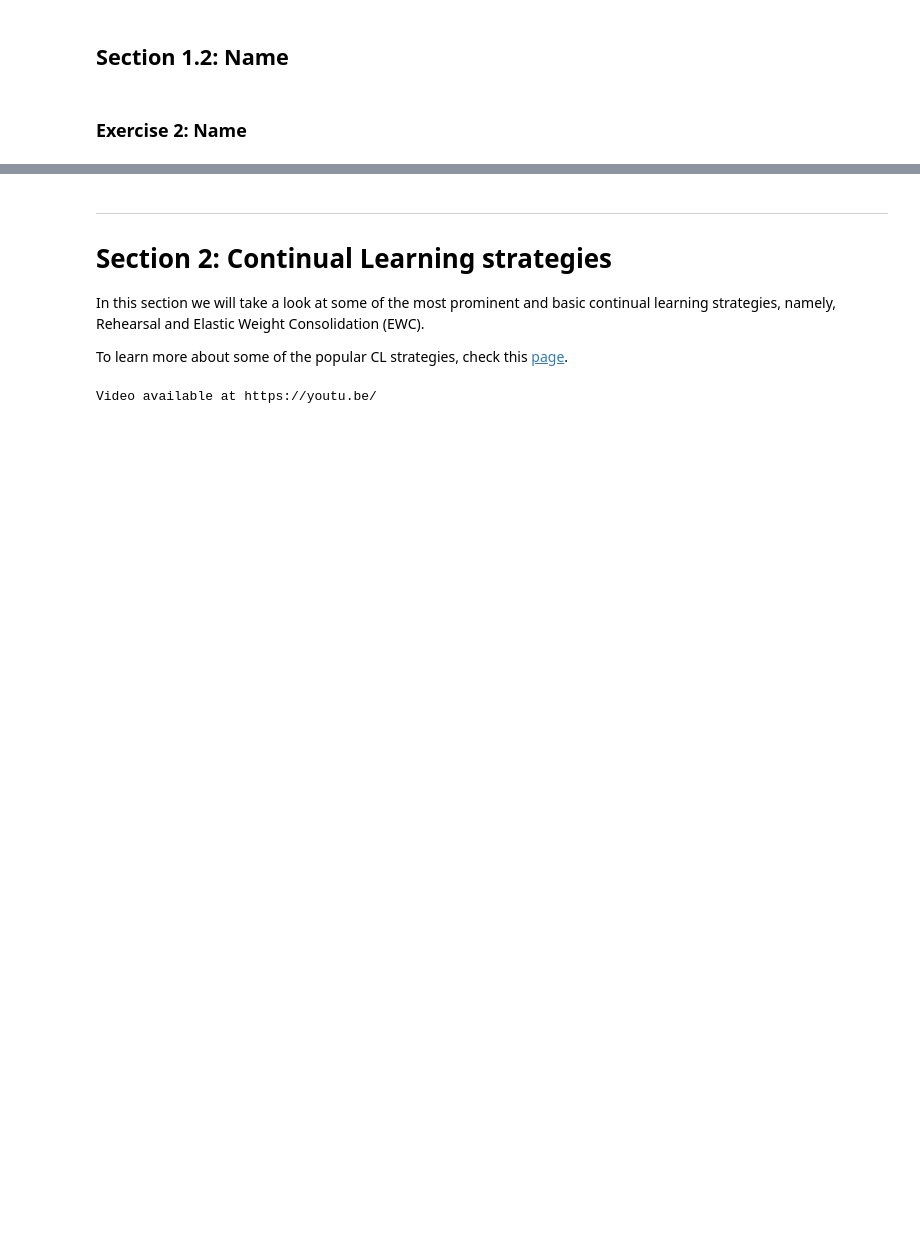
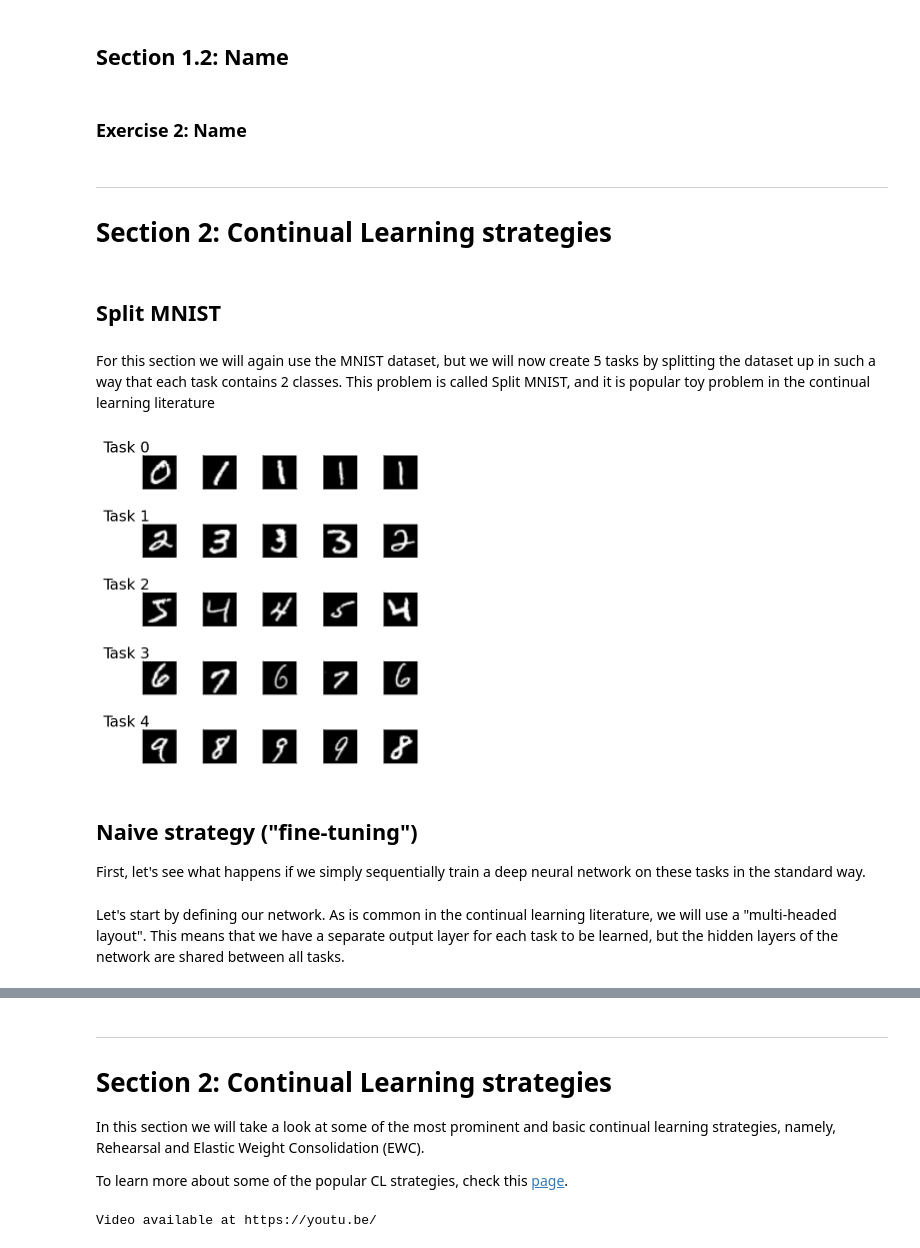
Before and after one commit to kwcooper/CL_neuromatch, a Jupyter notebook: continual_learning_neuromatch.ipynb, the cells around one changed output, grey strips where cells are left out. Saved outputs shown, nothing was run; the diff lists cells and outputs as text; code cells hidden in the pictures; blank space fills up the shorter version.

```diff
--- a/continual_learning_neuromatch.ipynb
+++ b/continual_learning_neuromatch.ipynb
@@ -527,3 +437,43 @@ Hey! Training did the trick, task 2 (permuted MNIST) has great accuracy now that
 ## Section 1.2: Name
 # %% [markdown]
 ### Exercise 2: Name
+# %% [markdown]
+---
+# Section 2: Continual Learning strategies
+# %% [markdown]
+## Split MNIST
+# %% [markdown]
+For this section we will again use the MNIST dataset, but we will now create 5 tasks by splitting the dataset up in such a way that each task contains 2 classes. This problem is called Split MNIST, and it is popular toy problem in the continual learning literature
+# %%
+# Specify which classes should be part of which task
+task_classes_arr = [(0, 1), (2, 3), (4, 5), (6, 7), (8, 9)]
+tasks_num = len(task_classes_arr) # 5
+
+# Divide the data over the different tasks
+task_data_with_overlap = []
+for task_id, task_classes in enumerate(task_classes_arr):
+  train_mask = np.isin(t_train, task_classes)
+  test_mask = np.isin(t_test, task_classes)
+  x_train_task, t_train_task = x_train[train_mask], t_train[train_mask]
+  x_test_task, t_test_task = x_test[test_mask], t_test[test_mask]
+  # Convert the original class labels (i.e., the digits 0 to 9) to
+  # "within-task labels" so that within each task one of the digits is labelled
+  # as '0' and the other as '1'.
+  task_data_with_overlap.append((x_train_task, t_train_task - (task_id * 2),
+                                 x_test_task, t_test_task - (task_id * 2)))
+
+# Display tasks
+n_tasks, samples = 5, 5
+_, axs = plt.subplots(n_tasks, samples, figsize=(5, 5))
+for task in range(n_tasks):
+  axs[task, 0].set_ylabel(f'Task {task}', rotation=0)
+  axs[task, 0].yaxis.set_label_coords(-0.5,1)
+  plot_task(axs[task], task_data_with_overlap[task][0], samples)
+plt.tight_layout()
+# %% [output]
+[figure, added]
+# %% [markdown]
+## Naive strategy ("fine-tuning")
+First, let's see what happens if we simply sequentially train a deep neural network on these tasks in the standard way.
+# %% [markdown]
+Let's start by defining our network. As is common in the continual learning literature, we will use a "multi-headed layout". This means that we have a separate output layer for each task to be learned, but the hidden layers of the network are shared between all tasks.
```
Also changed, not shown: parts of 73 cells of this notebook.
